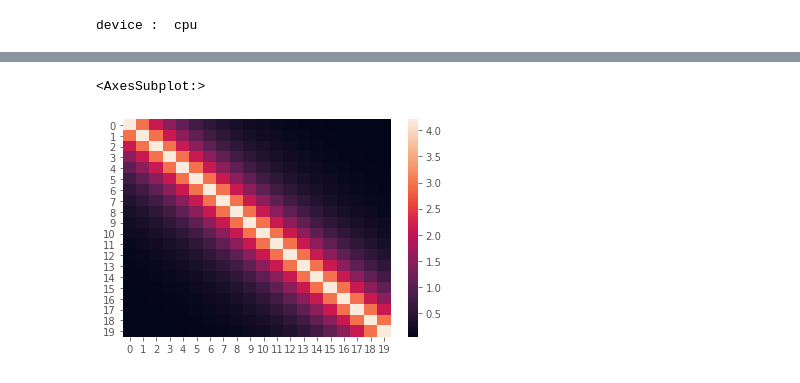
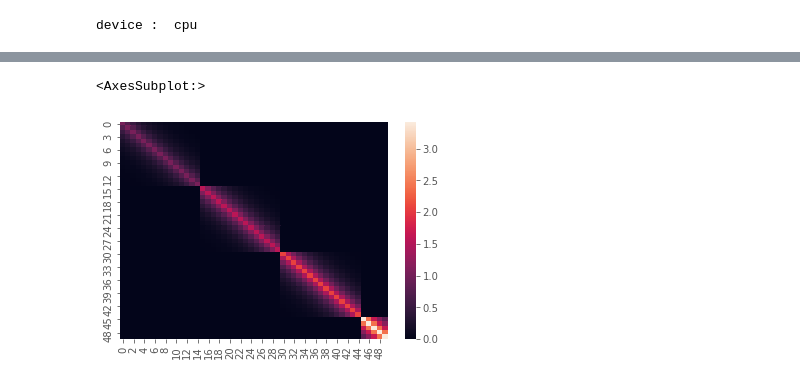
Before and after one commit to PLN-team/pyPLNmodels, a Jupyter notebook: ZI_PLN.ipynb, the cells around one changed output, grey strips where cells are left out. Cells and saved outputs as stored; diff of their text form; code cells hidden in the pictures.

```diff
--- a/ZI_PLN.ipynb
+++ b/ZI_PLN.ipynb
@@ -512,0 +521,5 @@ sns.heatmap(model_blockwise.Sigma)
+# %%
+n_a = 0
+n_b = 50
+
+sns.heatmap(model.Sigma[n_a:n_b, n_a:n_b])
@@ -513,5 +529,5 @@ sns.heatmap(model_blockwise.Sigma)
 # %%
-sns.heatmap(true_Sigma)
+sns.heatmap((true_Sigma)[n_a:n_b,n_a:n_b])
 # %% [output]
 <AxesSubplot:>
-[figure, old version]
+[figure, new version]
```
Also changed, not shown: parts of 19 cells of this notebook, 44 other files.
